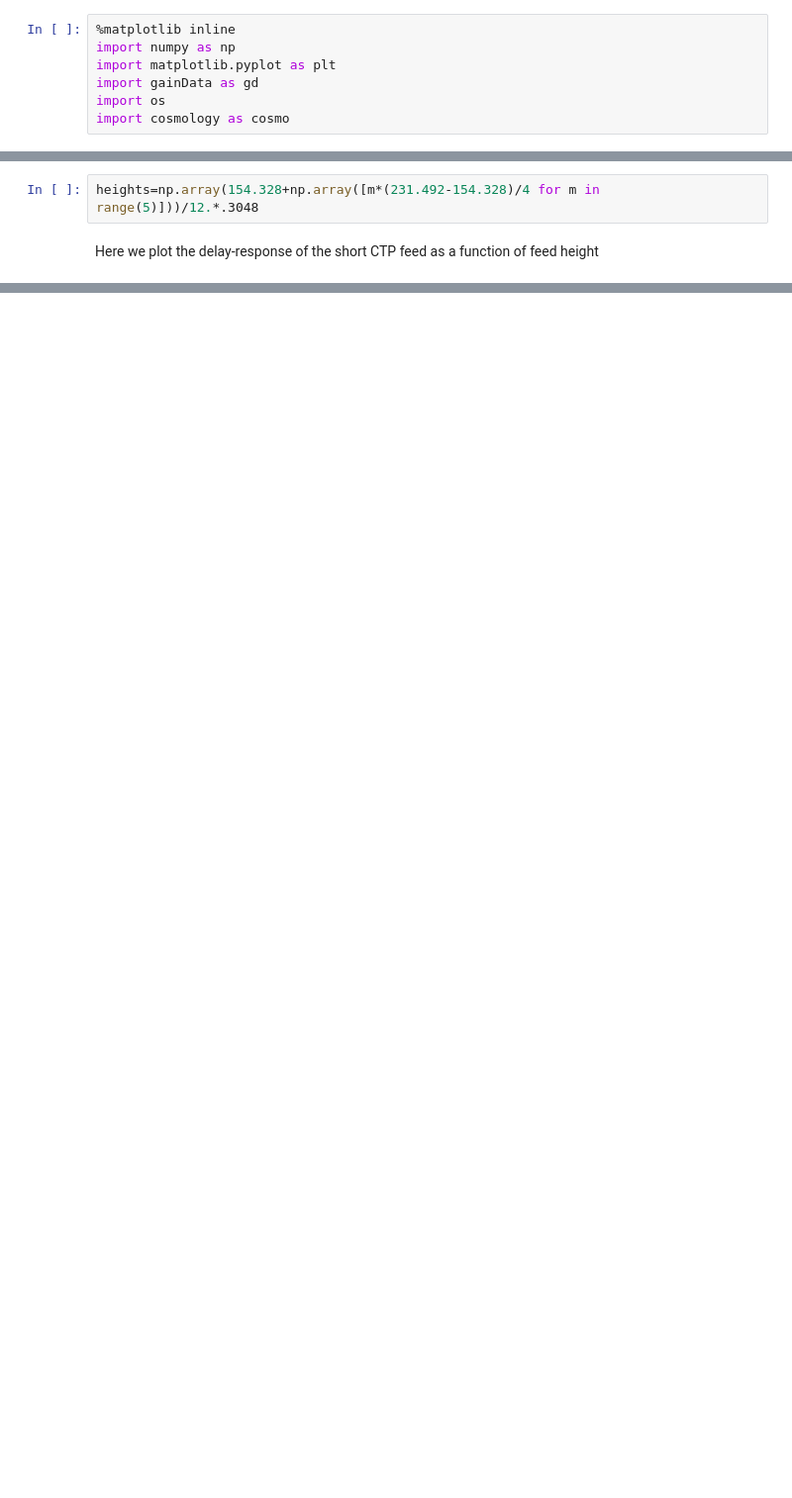
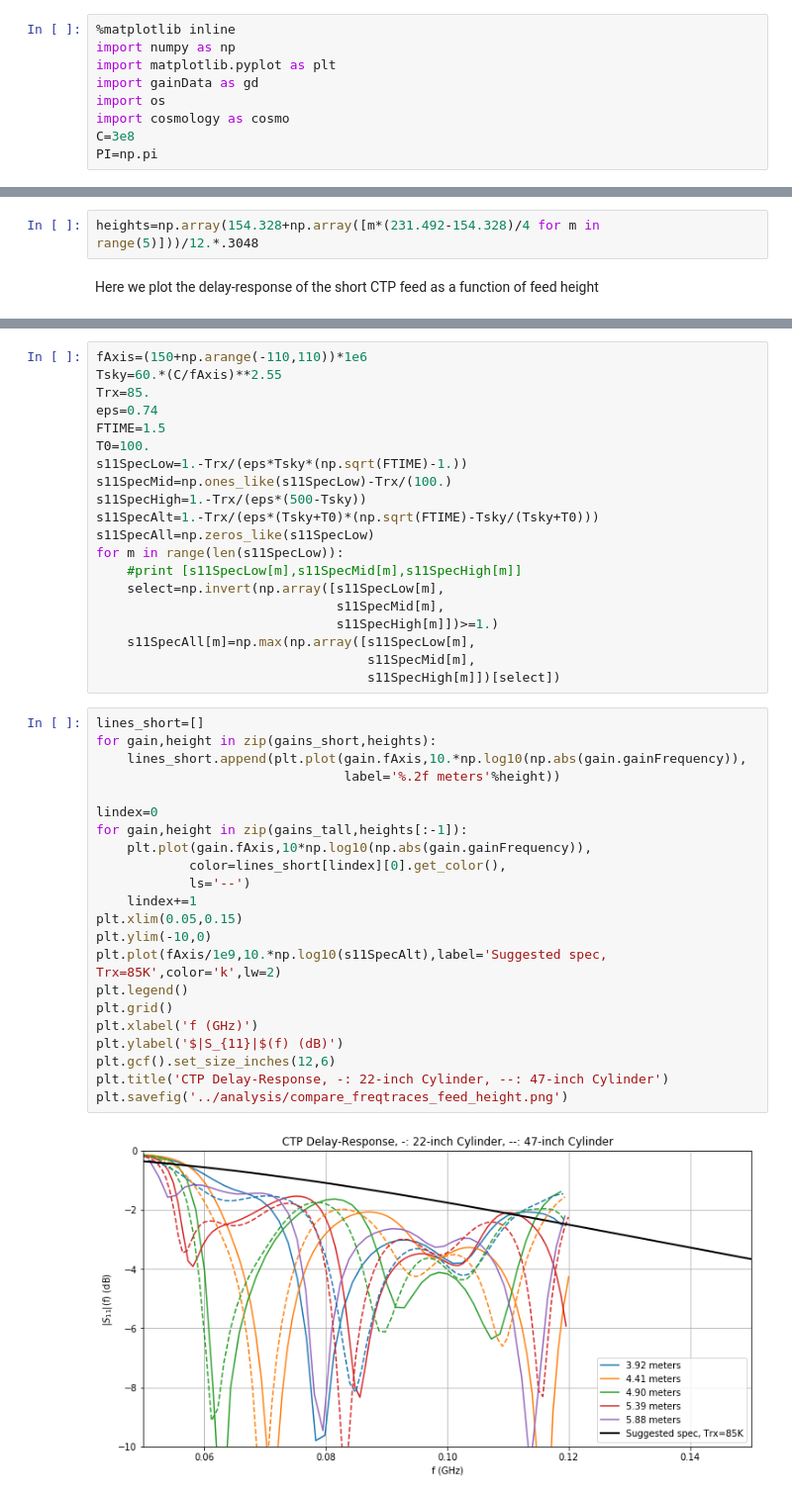
Before and after one commit to aewallwi/simulations-hera-eox, a Jupyter notebook: src/Compare_Time_Traces_CTP_Height.ipynb, the cells around one changed output, grey strips where cells are left out. Shown: that part at 99% size. Cells and saved outputs as stored; diff of their text form; blank space fills up the shorter version.

```diff
--- a/src/Compare_Time_Traces_CTP_Height.ipynb
+++ b/src/Compare_Time_Traces_CTP_Height.ipynb
@@ -7,6 +7,8 @@ import matplotlib.pyplot as plt
 import gainData as gd
 import os
 import cosmology as cosmo
+C=3e8
+PI=np.pi
 # %% [output]
 0.048252
 # %% [markdown]
@@ -58,0 +62,44 @@ plt.title('CTP Delay-Response, -: 22-inch Cylinder, --: 47-inch Cylinder')
+# %%
+fAxis=(150+np.arange(-110,110))*1e6
+Tsky=60.*(C/fAxis)**2.55
+Trx=85.
+eps=0.74
+FTIME=1.5
+T0=100.
+s11SpecLow=1.-Trx/(eps*Tsky*(np.sqrt(FTIME)-1.))
+s11SpecMid=np.ones_like(s11SpecLow)-Trx/(100.)
+s11SpecHigh=1.-Trx/(eps*(500-Tsky))
+s11SpecAlt=1.-Trx/(eps*(Tsky+T0)*(np.sqrt(FTIME)-Tsky/(Tsky+T0)))
+s11SpecAll=np.zeros_like(s11SpecLow)
+for m in range(len(s11SpecLow)):
+    #print [s11SpecLow[m],s11SpecMid[m],s11SpecHigh[m]]
+    select=np.invert(np.array([s11SpecLow[m],
+                               s11SpecMid[m],
+                               s11SpecHigh[m]])>=1.)
+    s11SpecAll[m]=np.max(np.array([s11SpecLow[m],
+                                   s11SpecMid[m],
+                                   s11SpecHigh[m]])[select])
+# %%
+lines_short=[]
+for gain,height in zip(gains_short,heights):
+    lines_short.append(plt.plot(gain.fAxis,10.*np.log10(np.abs(gain.gainFrequency)),
+                                label='%.2f meters'%height))
+
+lindex=0
+for gain,height in zip(gains_tall,heights[:-1]):
+    plt.plot(gain.fAxis,10*np.log10(np.abs(gain.gainFrequency)),
+            color=lines_short[lindex][0].get_color(),
+            ls='--')
+    lindex+=1
+plt.xlim(0.05,0.15)
+plt.ylim(-10,0)
+plt.plot(fAxis/1e9,10.*np.log10(s11SpecAlt),label='Suggested spec, Trx=85K',color='k',lw=2)
+plt.legend()
+plt.grid()
+plt.xlabel('f (GHz)')
+plt.ylabel('$|S_{11}|$(f) (dB)')
+plt.gcf().set_size_inches(12,6)
+plt.title('CTP Delay-Response, -: 22-inch Cylinder, --: 47-inch Cylinder')
+plt.savefig('../analysis/compare_freqtraces_feed_height.png')
+# %% [output]
+[figure, added]
```
Also changed, not shown: parts of 11 cells of this notebook, 3 other files.
